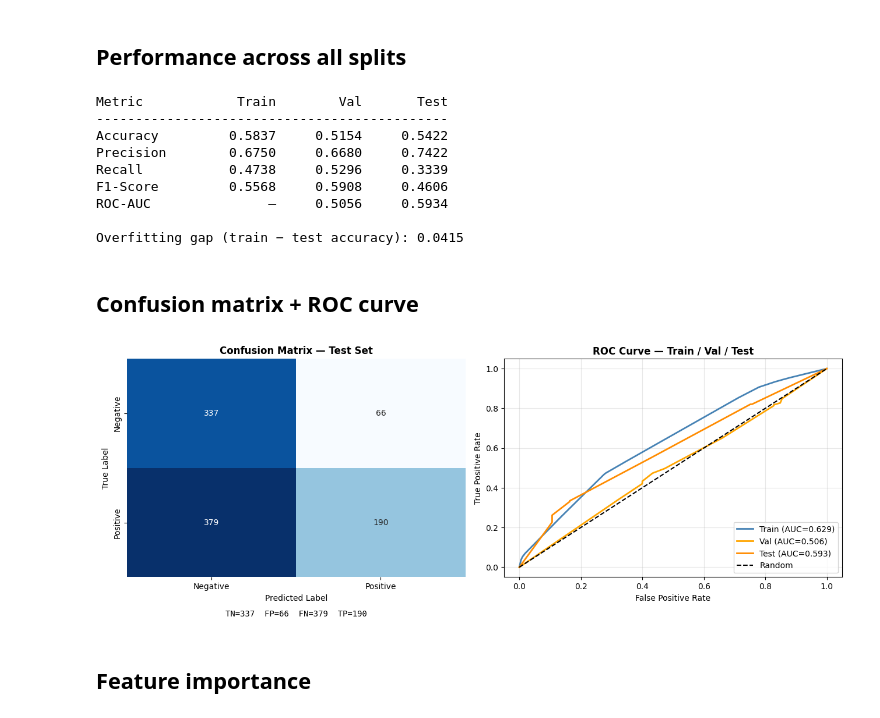
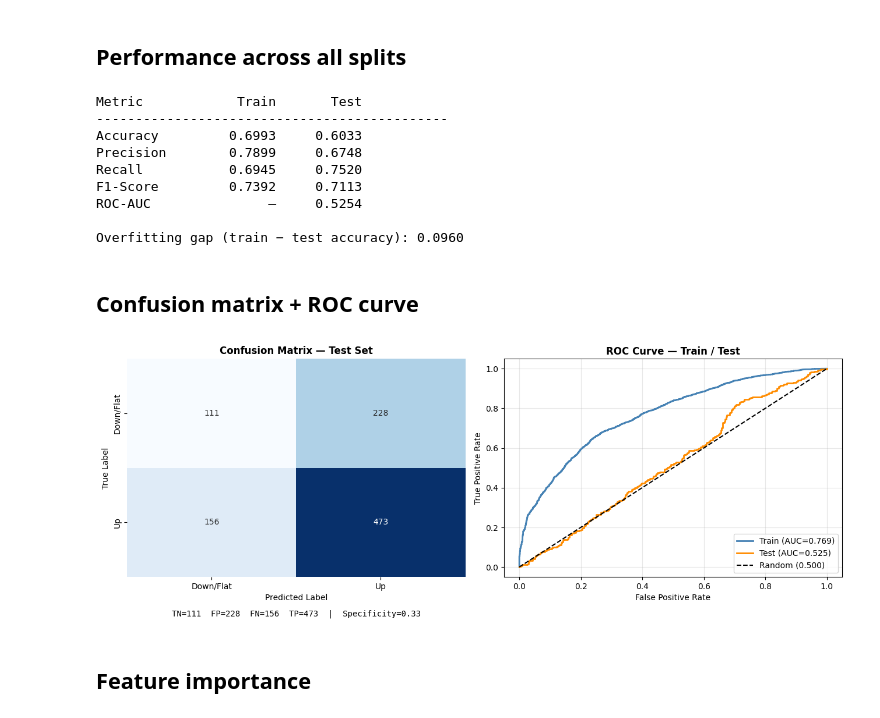
Before and after one commit to dansil2301/BasicStockPricePrediction, a Jupyter notebook: Analysis/RandomForest.ipynb, the cells around one changed output. Saved outputs shown, nothing was run; the diff lists cells and outputs as text; code cells hidden in the pictures.

```diff
--- a/Analysis/RandomForest.ipynb
+++ b/Analysis/RandomForest.ipynb
@@ -134,11 +126,9 @@ Best parameters:
 # %% [markdown]
 ##  Performance across all splits
 # %%
-y_train_pred = best_rf.predict(X_train_sc)
-y_val_pred = best_rf.predict(X_val_sc)
-y_test_pred = best_rf.predict(X_test_sc)
-y_val_proba = best_rf.predict_proba(X_val_sc)[:, 1]
-y_test_proba = best_rf.predict_proba(X_test_sc)[:, 1]
+y_train_pred = best_rf.predict(X_train)
+y_test_pred = best_rf.predict(X_test)
+y_test_proba = best_rf.predict_proba(X_test)[:, 1]
 
 metrics = {
     'Accuracy' : accuracy_score,
@@ -147,67 +137,67 @@ metrics = {
     'F1-Score' : f1_score,
 }
 
-print(f"\n{'Metric':<12} {'Train':>10} {'Val':>10} {'Test':>10}")
+print(f"\n{'Metric':<12} {'Train':>10} {'Test':>10}")
 print("-" * 45)
 for name, fn in metrics.items():
     tr = fn(y_train, y_train_pred)
-    va = fn(y_val,   y_val_pred)
     te = fn(y_test,  y_test_pred)
-    print(f"{name:<12} {tr:>10.4f} {va:>10.4f} {te:>10.4f}")
+    print(f"{name:<12} {tr:>10.4f} {te:>10.4f}")
 
-print(f"{'ROC-AUC':<12} {'—':>10} {roc_auc_score(y_val, y_val_proba):>10.4f} {roc_auc_score(y_test, y_test_proba):>10.4f}")
+print(f"{'ROC-AUC':<12} {'—':>10} {roc_auc_score(y_test, y_test_proba):>10.4f}")
 
 gap = accuracy_score(y_train, y_train_pred) - accuracy_score(y_test, y_test_pred)
 print(f"\nOverfitting gap (train − test accuracy): {gap:.4f}")
 # %% [output]
-Metric            Train        Val       Test
+Metric            Train       Test
 ---------------------------------------------
-Accuracy         0.5837     0.5154     0.5422
-Precision        0.6750     0.6680     0.7422
-Recall           0.4738     0.5296     0.3339
-F1-Score         0.5568     0.5908     0.4606
-ROC-AUC               —     0.5056     0.5934
+Accuracy         0.6993     0.6033
+Precision        0.7899     0.6748
+Recall           0.6945     0.7520
+F1-Score         0.7392     0.7113
+ROC-AUC               —     0.5254
 
-Overfitting gap (train − test accuracy): 0.0415
+Overfitting gap (train − test accuracy): 0.0960
 # %% [markdown]
 ## Confusion matrix + ROC curve
 # %%
 fig, axes = plt.subplots(1, 2, figsize=(13, 5))
 
 # Confusion matrix
 cm = confusion_matrix(y_test, y_test_pred)
 sns.heatmap(cm, annot=True, fmt='d', cmap='Blues', ax=axes[0], cbar=False,
-            xticklabels=['Negative', 'Positive'],
-            yticklabels=['Negative', 'Positive'])
+            xticklabels=['Down/Flat', 'Up'],
+            yticklabels=['Down/Flat', 'Up'])
 axes[0].set_ylabel('True Label')
 axes[0].set_xlabel('Predicted Label')
 axes[0].set_title('Confusion Matrix — Test Set', fontweight='bold')
 tn, fp, fn, tp = cm.ravel()
-axes[0].text(0.5, -0.18, f'TN={tn}  FP={fp}  FN={fn}  TP={tp}',
+specificity = tn / (tn + fp) if (tn + fp) > 0 else 0
+axes[0].text(0.5, -0.18,
+             f'TN={tn}  FP={fp}  FN={fn}  TP={tp}  |  Specificity={specificity:.2f}',
              transform=axes[0].transAxes, ha='center', fontsize=10, family='monospace')
 
-# ROC — train/val/test on same plot to visualise overfitting
-for X_sc, y_true, y_prob, label, color in [
-    (X_train_sc, y_train, best_rf.predict_proba(X_train_sc)[:, 1], 'Train', 'steelblue'),
-    (X_val_sc, y_val, y_val_proba, 'Val', 'orange'),
-    (X_test_sc, y_test, y_test_proba, 'Test', 'darkorange'),
+# ROC — distinct colours, no unused X_sc variable
+for y_true, y_prob, label, color, ls in [
+    (y_train, best_rf.predict_proba(X_train)[:, 1], 'Train', 'steelblue',  '-'),
+    (y_test,  y_test_proba,                         'Test',  'darkorange', '-'),
 ]:
     fpr, tpr, _ = roc_curve(y_true, y_prob)
-    axes[1].plot(fpr, tpr, lw=2,
-                 label=f'{label} (AUC={roc_auc_score(y_true, y_prob):.3f})',
-                 color=color)
+    auc = roc_auc_score(y_true, y_prob)
+    axes[1].plot(fpr, tpr, lw=2, label=f'{label} (AUC={auc:.3f})',
+                 color=color, linestyle=ls)
 
-axes[1].plot([0, 1], [0, 1], 'k--', lw=1.5, label='Random')
+axes[1].plot([0, 1], [0, 1], 'k--', lw=1.5, label='Random (0.500)')
 axes[1].set_xlabel('False Positive Rate')
 axes[1].set_ylabel('True Positive Rate')
-axes[1].set_title('ROC Curve — Train / Val / Test', fontweight='bold')
+axes[1].set_title('ROC Curve — Train / Test', fontweight='bold')
 axes[1].legend(loc='lower right')
 axes[1].grid(alpha=0.3)
 
 plt.tight_layout()
 plt.show()
 # %% [output]
-[figure, old version]
+[figure, new version]
 # %% [markdown]
 ## Feature importance
 # %%
```
Also changed, not shown: parts of 12 cells of this notebook, 3 other files.
